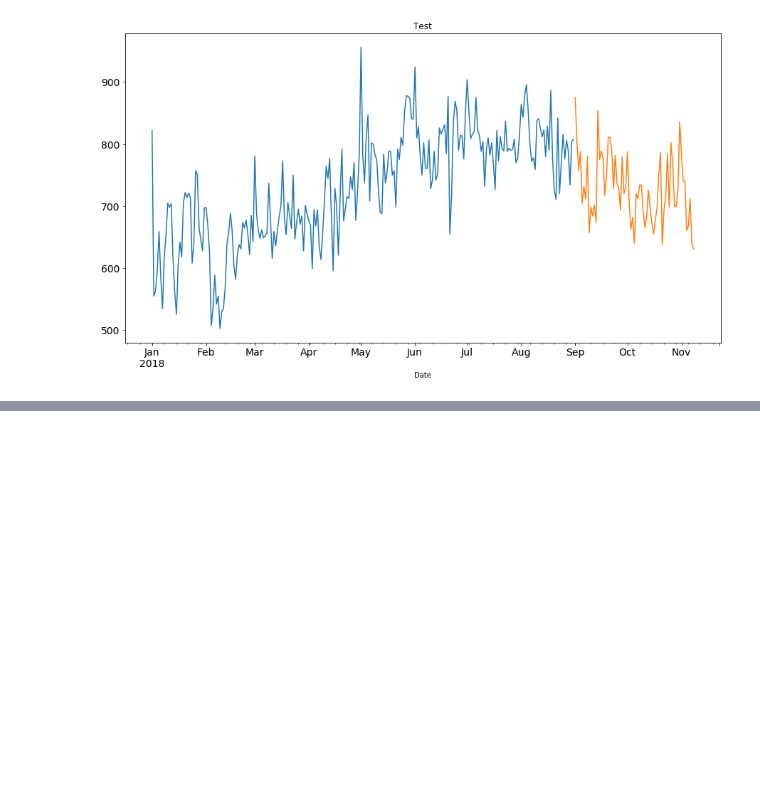
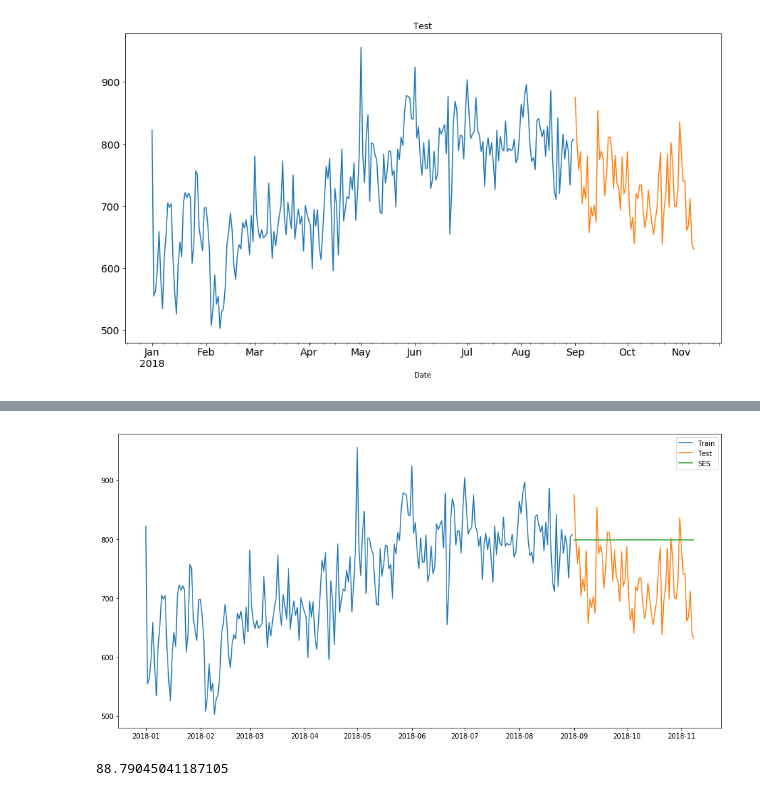
Before and after one commit to marc-wilson/crime-app, a Jupyter notebook: exploration.ipynb, the cells around one changed output, grey strips where cells are left out. Saved outputs shown, nothing was run; the diff lists cells and outputs as text; code cells hidden in the pictures; blank space fills up the shorter version.

```diff
--- a/exploration.ipynb
+++ b/exploration.ipynb
@@ -137,0 +176,17 @@ plt.show()
+# %%
+# Forecase (Exponential Smoothing)
+y_hat_avg_es = test.copy()
+fit2 = SimpleExpSmoothing(np.asarray(train.Date)).fit(smoothing_level=0.6, optimized=False)
+y_hat_avg_es['SES'] = fit2.forecast(len(test))
+
+plt.figure(figsize=(16, 8))
+plt.plot(train.Date, label='Train')
+plt.plot(test.Date, label='Test')
+plt.plot(y_hat_avg_es['SES'], label='SES')
+plt.legend(loc='best')
+plt.show()
+rms_es = sqrt(mean_squared_error(test.Date, y_hat_avg_es.SES))
+print(rms_es)
+# %% [output]
+[figure, added]
+88.79045041187105
```
Also changed, not shown: parts of 4 cells of this notebook, 1 other file.
